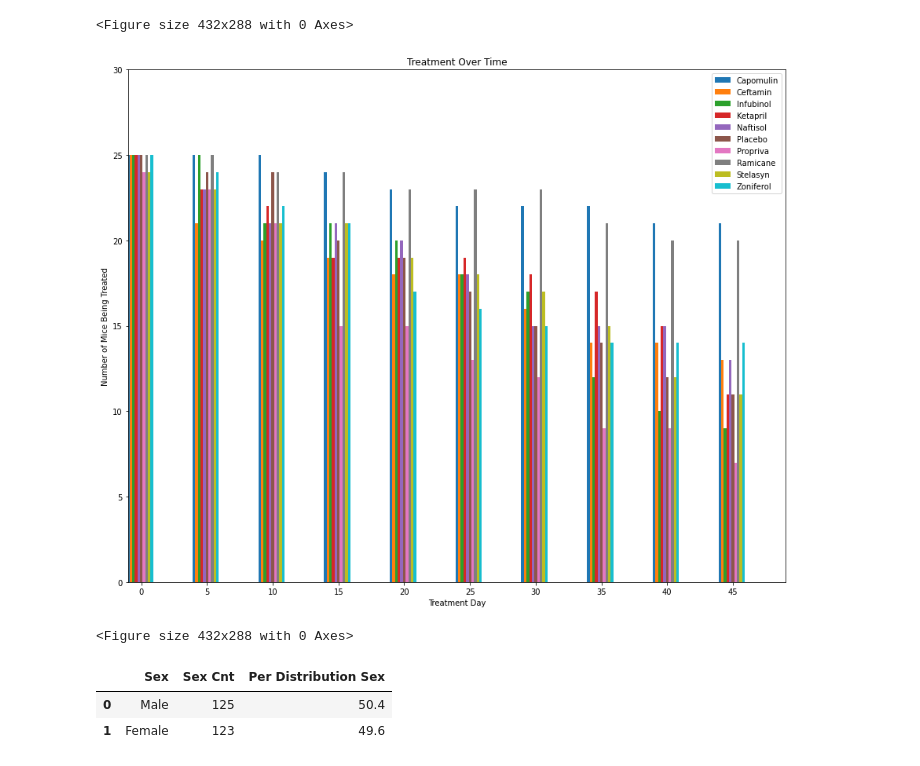
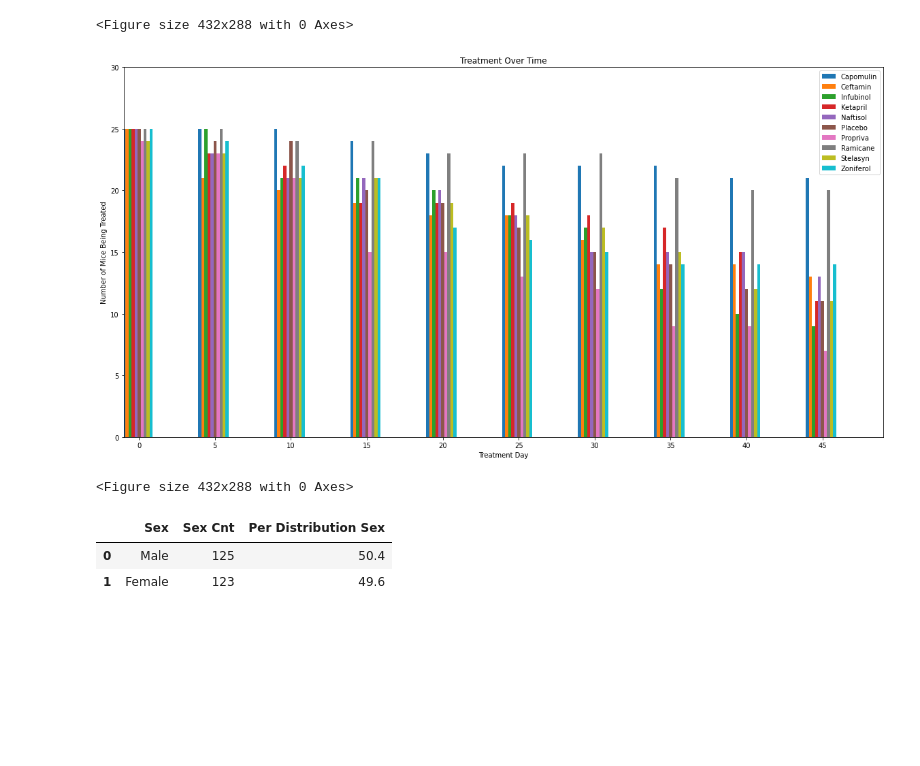
Before and after one commit to samuelokunola326/Matplotlib-Challenge, a Jupyter notebook: Matplotlib_Pymaceuticals.ipynb, the cells around one changed output. Saved outputs shown, nothing was run; the diff lists cells and outputs as text; code cells hidden in the pictures; blank space fills up the shorter version.

```diff
--- a/Matplotlib_Pymaceuticals.ipynb
+++ b/Matplotlib_Pymaceuticals.ipynb
@@ -297,36 +297,36 @@ x = np.arange(0,50, 5)
 #setting width of bar
 width =0.2
 #setting figure size
-plt.figure(figsize=(15,12))
+plt.figure(figsize=(20,10))
 #setting the x and y limits
 plt.xlim(0,50)
 plt.ylim(0,30)
 #plotting data for drugs
 plt.bar(x, cap_data, width=width, label='Capomulin')
 plt.bar(x + width, cef_data, width=width, label='Ceftamin')
 plt.bar(x + width*2, inf_data, width=width, label='Infubinol')
 plt.bar(x + width*3, ket_data, width=width, label = 'Ketapril')
 plt.bar(x + width*4, naf_data, width=width, label = 'Naftisol')
 plt.bar(x + width*5, pla_data, width=width, label = 'Placebo')
 plt.bar(x + width*6, pro_data, width=width, label = 'Propriva')
 plt.bar(x + width*7, ram_data, width=width, label = 'Ramicane')
 plt.bar(x + width*8, ste_data, width=width, label = 'Stelasyn')
 plt.bar(x + width*9, zon_data, width=width, label = 'Zoniferol')
 
 # Labeling graph
 plt.xlabel('Treatment Day')
 plt.ylabel('Number of Mice Being Treated')
 plt.title('Treatment Over Time')
 
 #center the lables on x axis
 plt.xticks(x + width*5,timepoint)
 plt.legend(loc = 'upper right',fontsize = 10)
 
 #Showing bar chart adjusting layout
 plt.show()
 plt.tight_layout()
 # %% [output]
-[figure, old version]
+[figure, new version]
 <Figure size 432x288 with 0 Axes>
 # %%
  # grouping data to get get smaller df by time point and drug regimen
```
Also changed, not shown: parts of 5 cells of this notebook.
